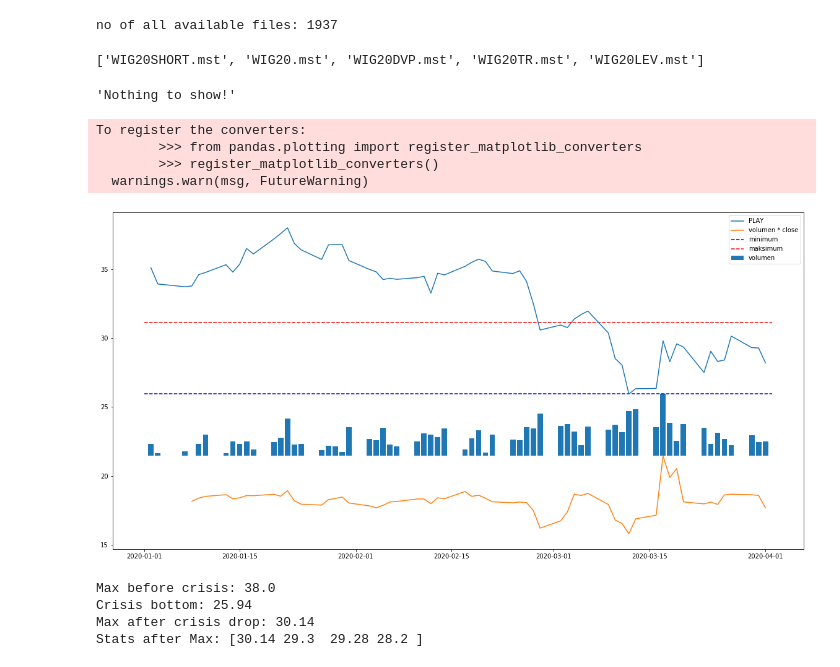
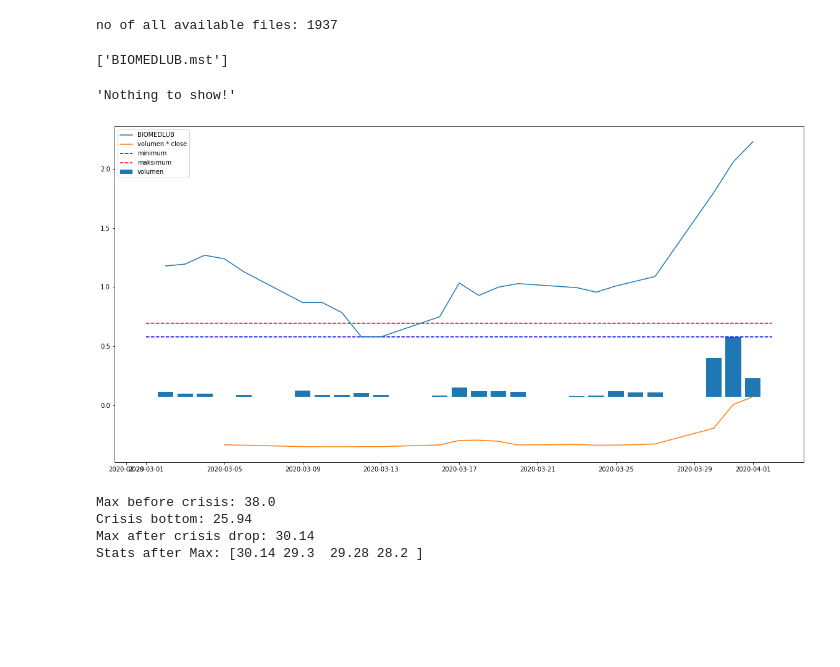
Before and after one commit to showeye/wse_analytics, a Jupyter notebook: bossa.ipynb, the cells around one changed output. Drawn from its saved outputs; the diff is of its cells as text; code cells hidden in the pictures; blank space fills up the shorter version.

```diff
--- a/bossa.ipynb
+++ b/bossa.ipynb
@@ -142,24 +143,20 @@ watch_af = ['KGHM',
             'MBANK',
             'PKOBP',
             'WIELTON']
-
-[a for a in all_files if 'WIG20' in a]
-# %% [output]
-['WIG20SHORT.mst', 'WIG20.mst', 'WIG20DVP.mst', 'WIG20TR.mst', 'WIG20LEV.mst']
+# %%
+[a for a in all_files if 'BIOM' in a]
+# %% [output]
+['BIOMEDLUB.mst']
 # %%
-papier = 'PLAY'
+papier = 'BIOMEDLUB'
 # %%
 plot_paper(papier,'2008-07-15','2008-11-15')
 # %% [output]
 'Nothing to show!'
 # %%
-plot_paper(papier,'2020-01-01', str(date.today()))
+plot_paper(papier,'2020-03-01', str(date.today()))
 # %% [output]
-To register the converters:
-        >>> from pandas.plotting import register_matplotlib_converters
-        >>> register_matplotlib_converters()
-  warnings.warn(msg, FutureWarning)
-[figure, old version]
+[figure, new version]
 # %%
 (data_max_before_crisis,
  data_crises_min,
```
Also changed, not shown: parts of 4 cells of this notebook.
